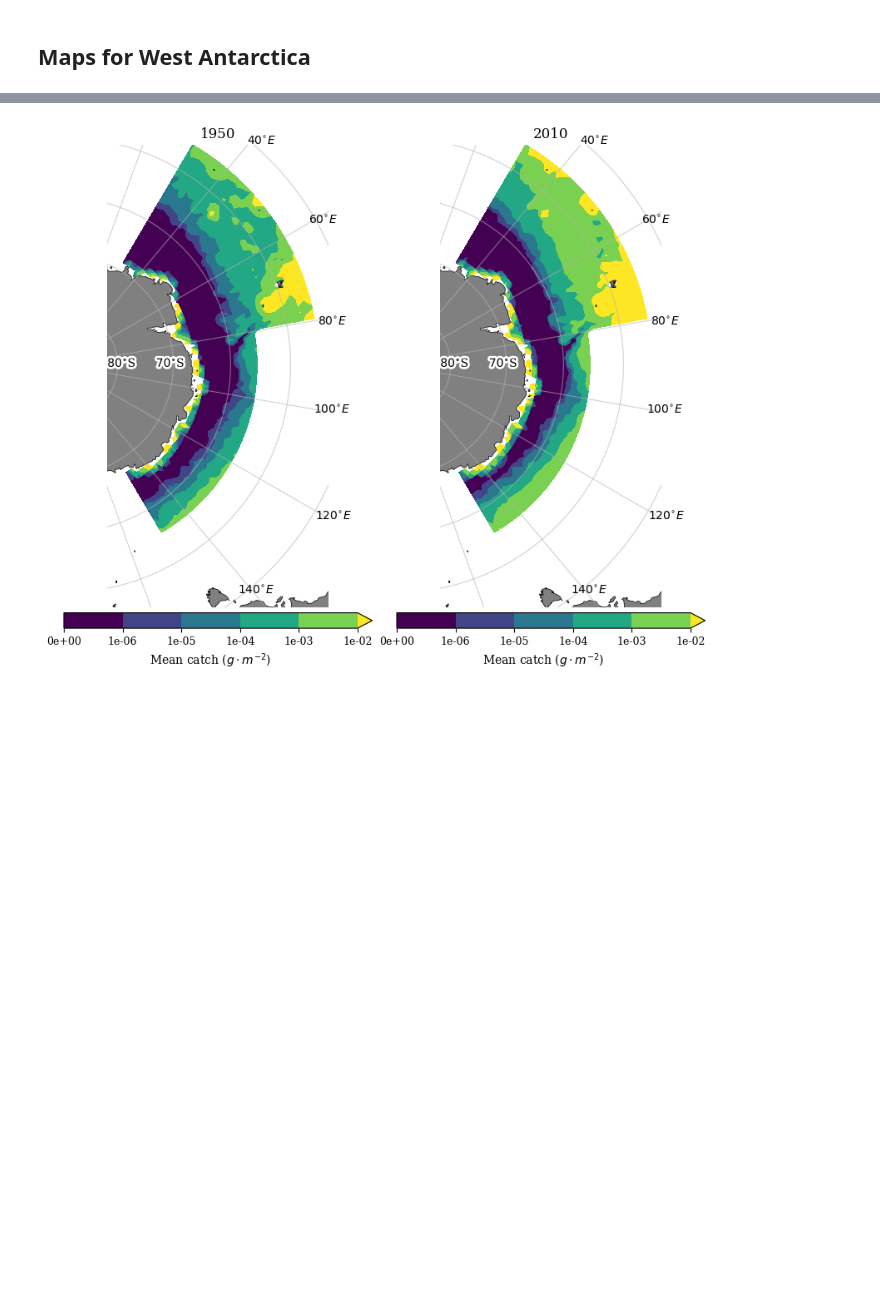
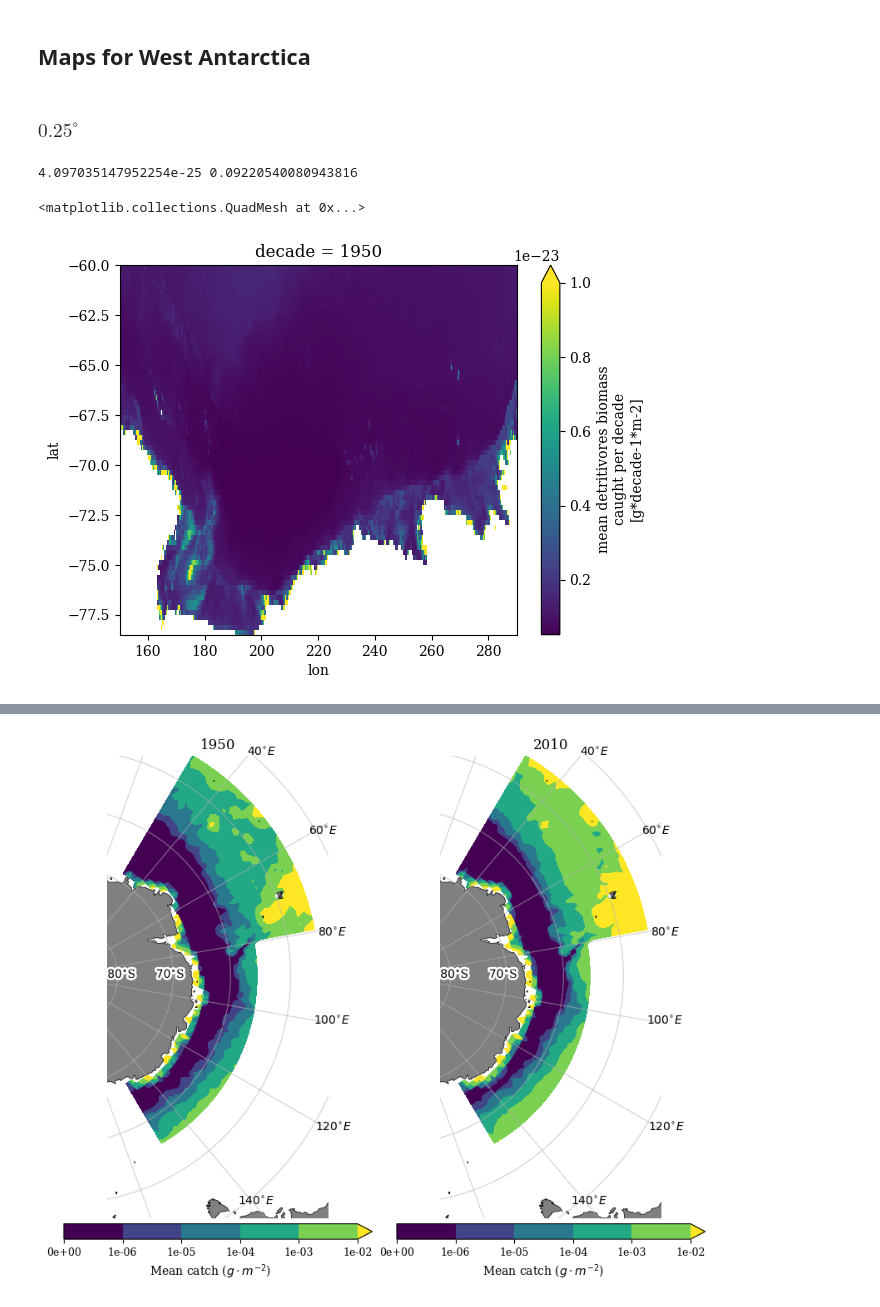
Before and after one commit to eco-ben/dependent_dbpm_grid, a Jupyter notebook: new_workflow/07_calculating_catches_DBPM.ipynb, the cells around one changed output, grey strips where cells are left out. Cells and saved outputs as stored; diff of their text form; code cells hidden in the pictures; blank space fills up the shorter version.

Commit message:
025 deg west antarctica

```diff
--- a/new_workflow/07_calculating_catches_DBPM.ipynb
+++ b/new_workflow/07_calculating_catches_DBPM.ipynb
@@ -28,11 +28,11 @@ client = Client(threads_per_worker = 1)
 ## Defining basic variables to run gridded DBPM
 # %%
 #Name of region and model resolution
-region = 'fao-48'
-model_res = '1deg'
+region = 'fao-88'
+model_res = '025deg'
 
 #Defining input and output folders
-base_folder = '/g/data/vf71/la6889/dbpm_inputs/weddell'
+base_folder = '/g/data/vf71/la6889/dbpm_inputs/west_antarctica'
 gridded_inputs = os.path.join(base_folder, 'gridded_params', model_res)
 gridded_outputs = os.path.join(base_folder, 'run_fishing', model_res)
 outputs_folder = os.path.join(base_folder, 'gridded_dbpm_outputs', model_res)
@@ -512,3 +512,14 @@ plt.savefig(os.path.join(outputs_folder, f'mean_decadal_catch_sum_{model_res}_{r
 [figure]
 # %% [markdown]
 ## Maps for West Antarctica
+# %% [markdown]
+### $0.25^{\circ}$
+# %%
+print(mean_catch_dec['catch_det'].min().values, mean_catch_dec['catch_det'].max().values)
+# %% [output]
+4.097035147952254e-25 0.09220540080943816
+# %%
+mean_catch_dec['catch_det'].sel(decade = 1950).plot(vmax = 1e-23)
+# %% [output]
+<matplotlib.collections.QuadMesh at 0x...>
+[figure, added]
```
Also changed, not shown: parts of 5 cells of this notebook.
